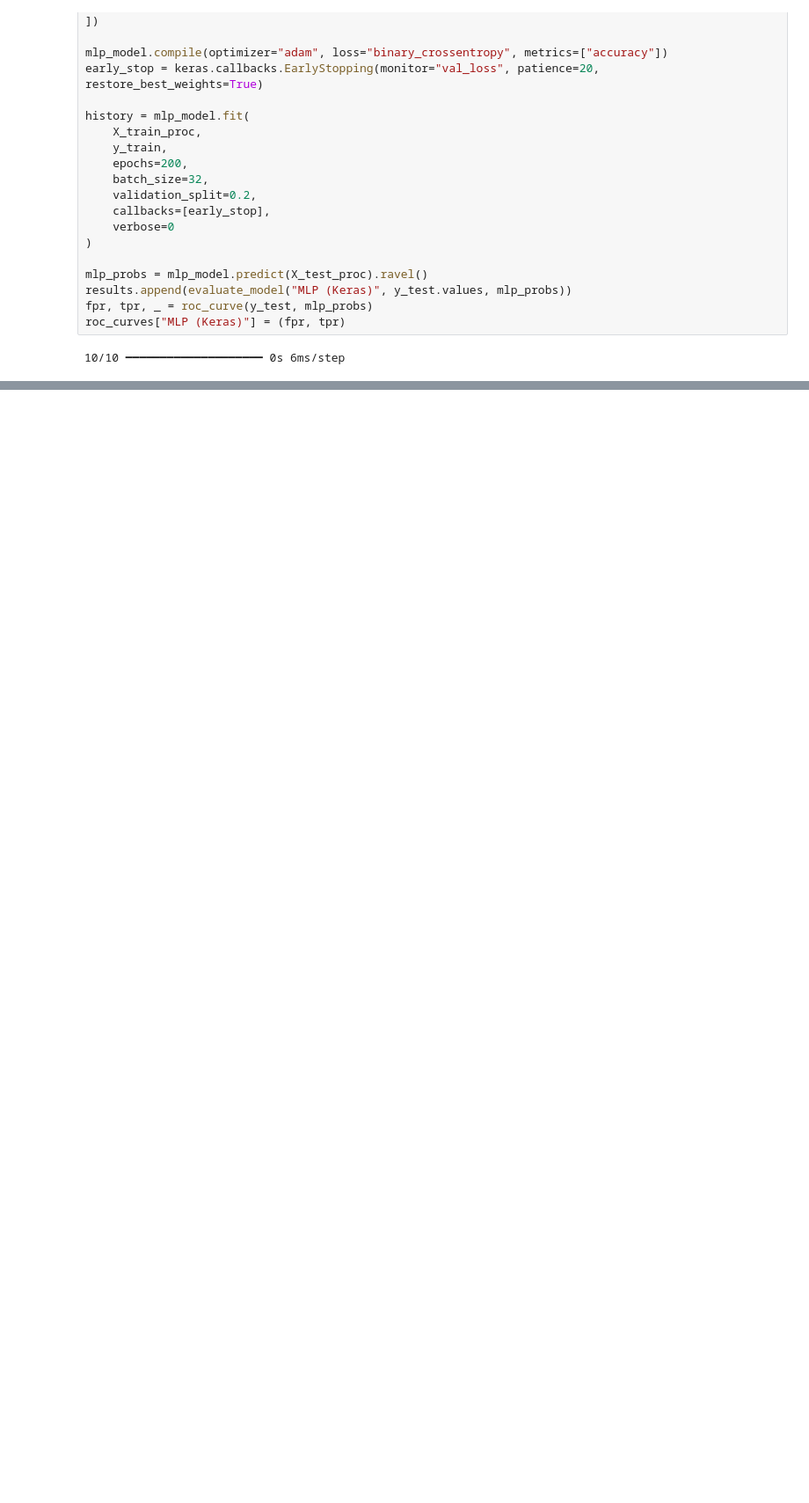
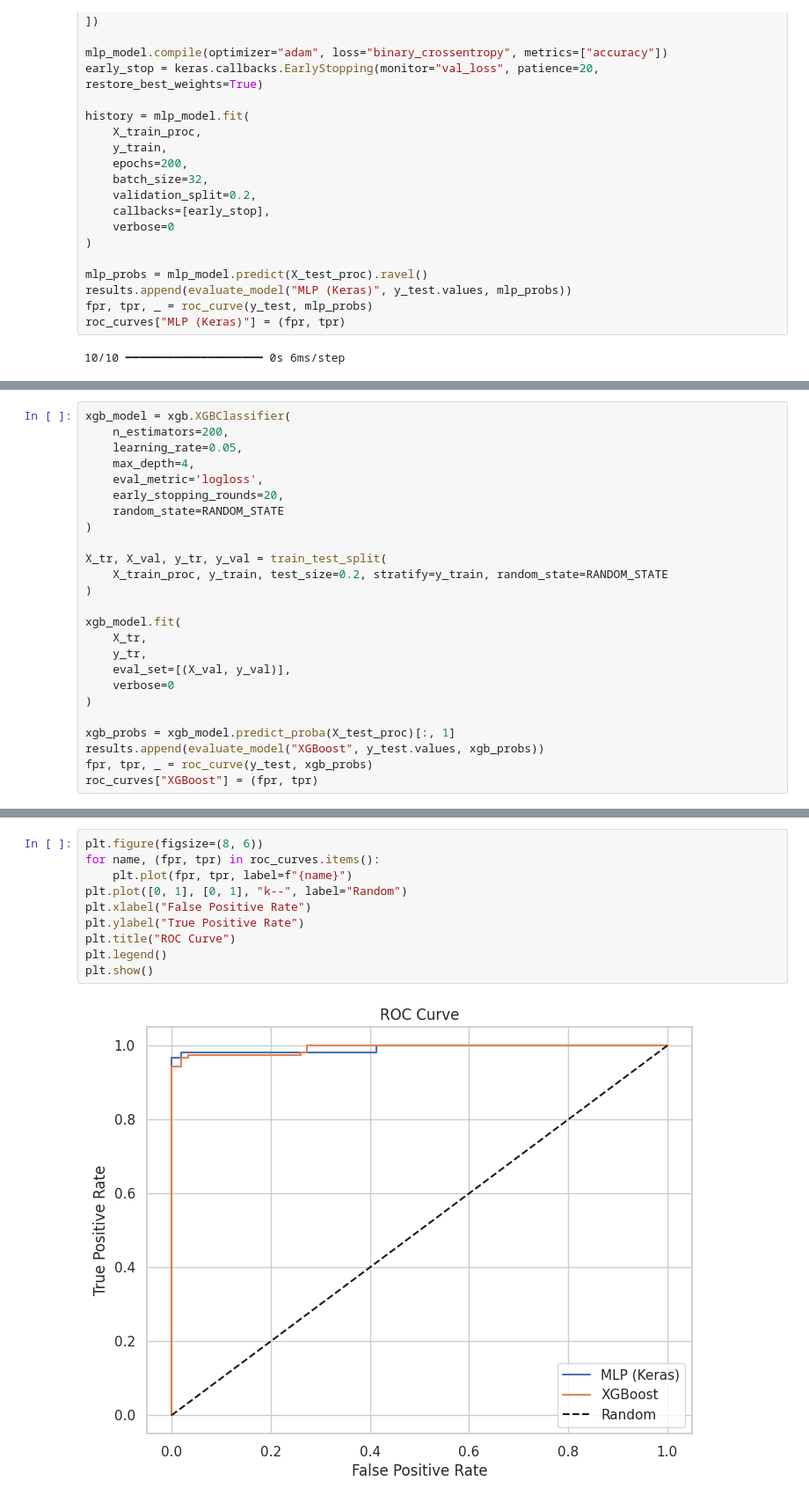
Before and after one commit to Lehuutien2908/DataMining, a Jupyter notebook: main.ipynb, the cells around one changed output, grey strips where cells are left out. Shown at 88% size. Cells and saved outputs as stored; diff of their text form; blank space fills up the shorter version.

```diff
--- a/main.ipynb
+++ b/main.ipynb
@@ -219,0 +223,25 @@ plt.show()
+# %%
+xgb_model = xgb.XGBClassifier(
+    n_estimators=200,
+    learning_rate=0.05,
+    max_depth=4,
+    eval_metric='logloss',
+    early_stopping_rounds=20,
+    random_state=RANDOM_STATE
+)
+
+X_tr, X_val, y_tr, y_val = train_test_split(
+    X_train_proc, y_train, test_size=0.2, stratify=y_train, random_state=RANDOM_STATE
+)
+
+xgb_model.fit(
+    X_tr,
+    y_tr,
+    eval_set=[(X_val, y_val)],
+    verbose=0
+)
+
+xgb_probs = xgb_model.predict_proba(X_test_proc)[:, 1]
+results.append(evaluate_model("XGBoost", y_test.values, xgb_probs))
+fpr, tpr, _ = roc_curve(y_test, xgb_probs)
+roc_curves["XGBoost"] = (fpr, tpr)
@@ -219,0 +255,12 @@ plt.show()
+# %%
+plt.figure(figsize=(8, 6))
+for name, (fpr, tpr) in roc_curves.items():
+    plt.plot(fpr, tpr, label=f"{name}")
+plt.plot([0, 1], [0, 1], "k--", label="Random")
+plt.xlabel("False Positive Rate")
+plt.ylabel("True Positive Rate")
+plt.title("ROC Curve")
+plt.legend()
+plt.show()
+# %% [output]
+[figure, added]
```
Also changed, not shown: parts of 6 cells of this notebook.
